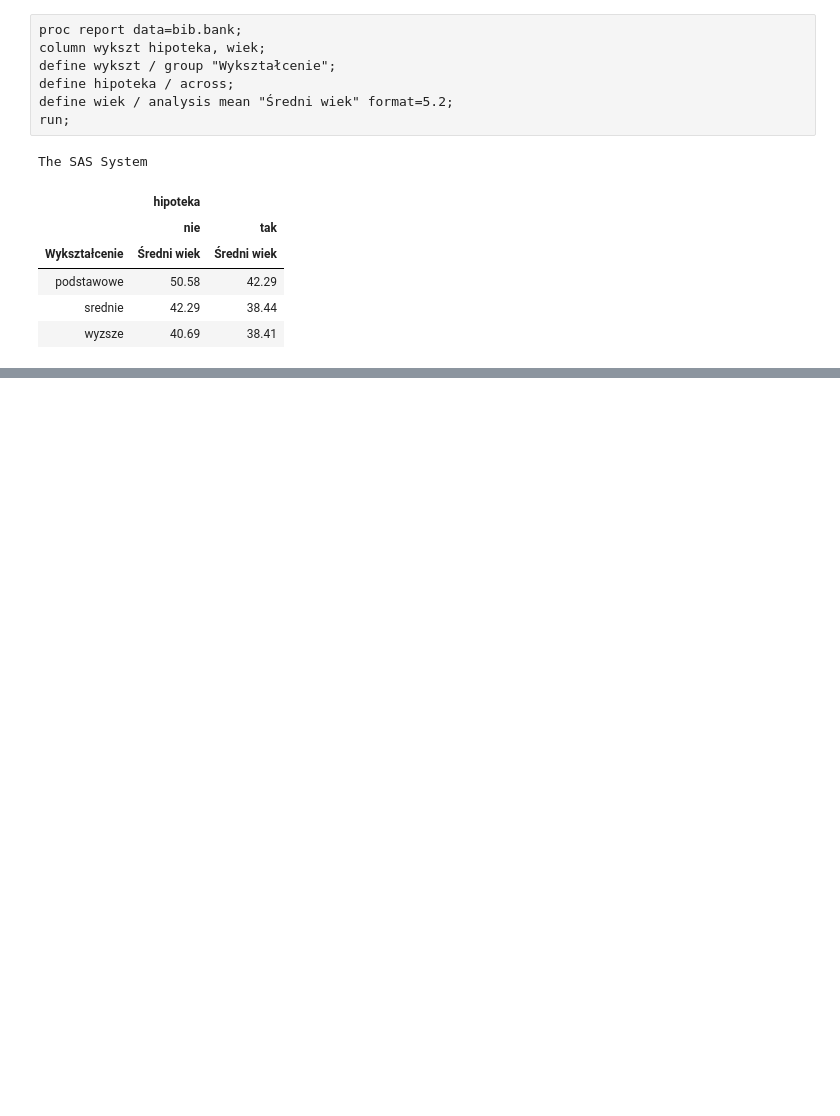
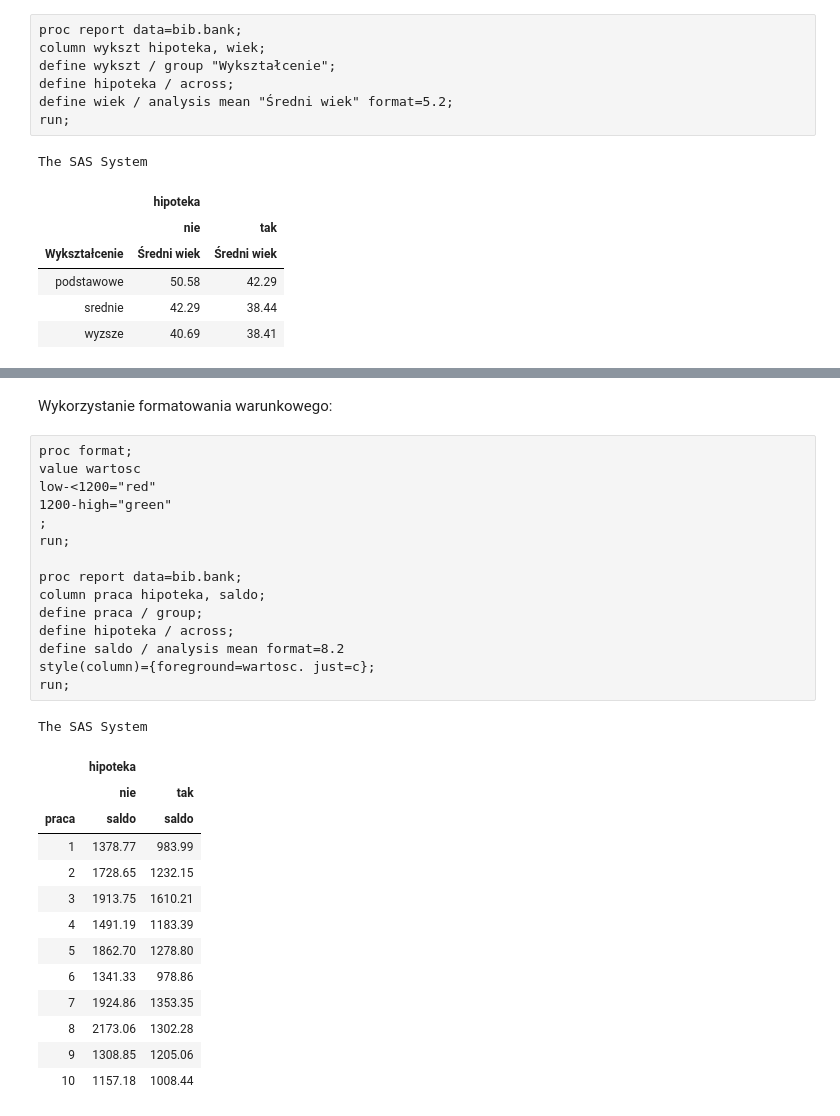
Before and after one commit to lwawrowski/przetwarzanie-danych-SAS, a Jupyter notebook: 08-report.ipynb, the cells around one changed output, grey strips where cells are left out. Saved outputs shown, nothing was run; the diff lists cells and outputs as text; blank space fills up the shorter version.

Commit message:
report i braki

```diff
--- a/08-report.ipynb
+++ b/08-report.ipynb
@@ -317,0 +401,32 @@ The SAS System
+# %% [markdown]
+Wykorzystanie formatowania warunkowego:
+# %%
+proc format;
+value wartosc
+low-<1200="red"
+1200-high="green"
+;
+run;
+
+proc report data=bib.bank;
+column praca hipoteka, saldo;
+define praca / group;
+define hipoteka / across;
+define saldo / analysis mean format=8.2
+style(column)={foreground=wartosc. just=c};
+run;
+# %% [output]
+The SAS System
+|  | hipoteka |  |
+|  | nie | tak |
+| praca | saldo | saldo |
+| 1 | 1378.77 | 983.99 |
+| 2 | 1728.65 | 1232.15 |
+| 3 | 1913.75 | 1610.21 |
+| 4 | 1491.19 | 1183.39 |
+| 5 | 1862.70 | 1278.80 |
+| 6 | 1341.33 | 978.86 |
+| 7 | 1924.86 | 1353.35 |
+| 8 | 2173.06 | 1302.28 |
+| 9 | 1308.85 | 1205.06 |
+| 10 | 1157.18 | 1008.44 |
```
Also changed, not shown: parts of 8 cells of this notebook, 5 other files.
